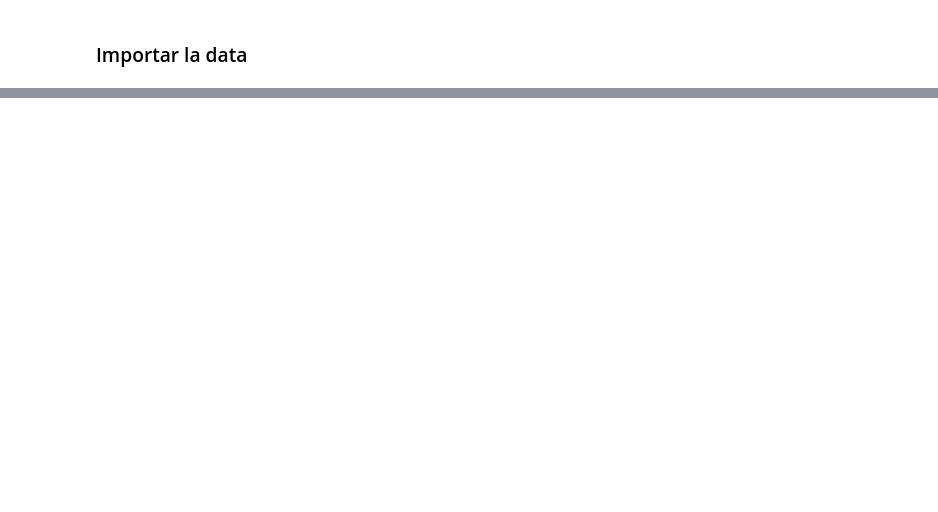
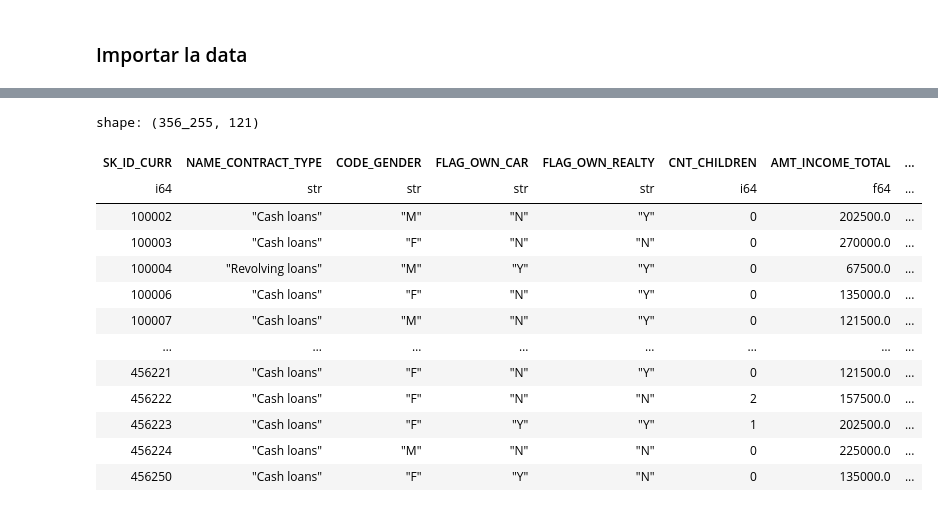
Before and after one commit to spereze27/Analysis-home-credit-default-risk, a Jupyter notebook: preprocesamiento_home_credit.ipynb, the cells around one changed output, grey strips where cells are left out. Cells and saved outputs as stored; diff of their text form; code cells hidden in the pictures; blank space fills up the shorter version.

```diff
--- a/preprocesamiento_home_credit.ipynb
+++ b/preprocesamiento_home_credit.ipynb
@@ -12,16 +12,13 @@ Se importan las librerías necesarias para llevar a cabo el preprocesamiento del
 - `gc` (garbage collector): optimiza el uso de memoria.
 # %%
 # Librerías
-import pandas as pd
+import polars as pd
 import numpy as np
 import scipy.stats
 from sklearn.preprocessing import LabelEncoder
 import matplotlib.pyplot as plt
 import warnings
 import gc
-
-# Se configura pandas para mostrar todas las columnas
-pd.set_option("display.max_columns", None)
 
 # Ignorar advertencias
 
@@ -203,11 +243,12 @@ def agregar_por_cliente(data, id_col, etiqueta=None):
 # %% [markdown]
 ### Importar la data
 # %%
-train = pd.read_csv("../data/raw/application_train.csv")
-test  = pd.read_csv("../data/raw/application_test.csv")
-bureau  = pd.read_csv("../data/raw/bureau.csv")
-bureau_balance  = pd.read_csv("../data/raw/bureau_balance.csv")
-previous_application  = pd.read_csv("../data/raw/previous_application.csv")
-credit_card  = pd.read_csv("../data/raw/credit_card_balance.csv")
-pos_cash  = pd.read_csv("../data/raw/POS_CASH_balance.csv")
-installments  = pd.read_csv("../data/raw/installments_payments.csv")
+train = pd.read_csv("files/application_train.csv")
+test  = pd.read_csv("files/application_test.csv")
+previous_application  = pd.read_csv("files/previous_application.csv")
+installments  = pd.read_csv("files/installments_payments.csv")
+# %%
+# Extraer la variable objetivo
+y = train.select(["SK_ID_CURR", "TARGET"])
+train = train.drop("TARGET")
+y
@@ -213,0 +270,19 @@ installments  = pd.read_csv("../data/raw/installments_payments.csv")
+# %%
+df_combinado = pd.concat([train, test])
+del train, test
+df_combinado
+# %% [output]
+shape: (356_255, 121)
+| SK_ID_CURR | NAME_CONTRACT_TYPE | CODE_GENDER | FLAG_OWN_CAR | FLAG_OWN_REALTY | CNT_CHILDREN | AMT_INCOME_TOTAL | ... |
+| i64 | str | str | str | str | i64 | f64 | ... |
+| 100002 | "Cash loans" | "M" | "N" | "Y" | 0 | 202500.0 | ... |
+| 100003 | "Cash loans" | "F" | "N" | "N" | 0 | 270000.0 | ... |
+| 100004 | "Revolving loans" | "M" | "Y" | "Y" | 0 | 67500.0 | ... |
+| 100006 | "Cash loans" | "F" | "N" | "Y" | 0 | 135000.0 | ... |
+| 100007 | "Cash loans" | "M" | "N" | "Y" | 0 | 121500.0 | ... |
+| … | … | … | … | … | … | … | ... |
+| 456221 | "Cash loans" | "F" | "N" | "Y" | 0 | 121500.0 | ... |
+| 456222 | "Cash loans" | "F" | "N" | "N" | 2 | 157500.0 | ... |
+| 456223 | "Cash loans" | "F" | "Y" | "Y" | 1 | 202500.0 | ... |
+| 456224 | "Cash loans" | "M" | "N" | "N" | 0 | 225000.0 | ... |
+| 456250 | "Cash loans" | "F" | "Y" | "N" | 0 | 135000.0 | ... |
```
Also changed, not shown: parts of 33 cells of this notebook, 1 other file.
